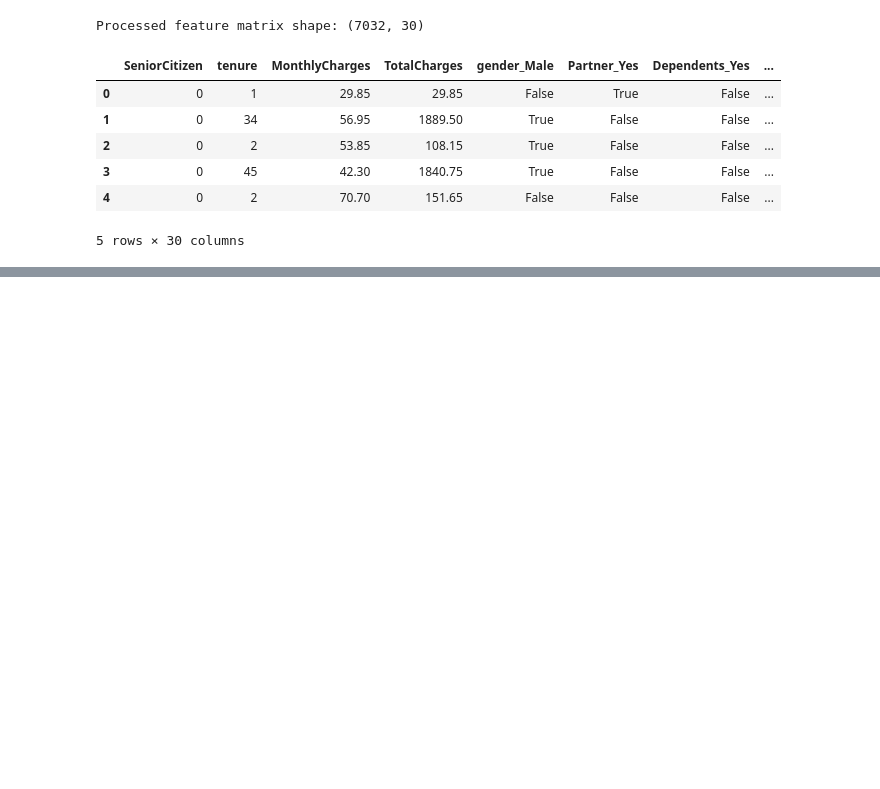
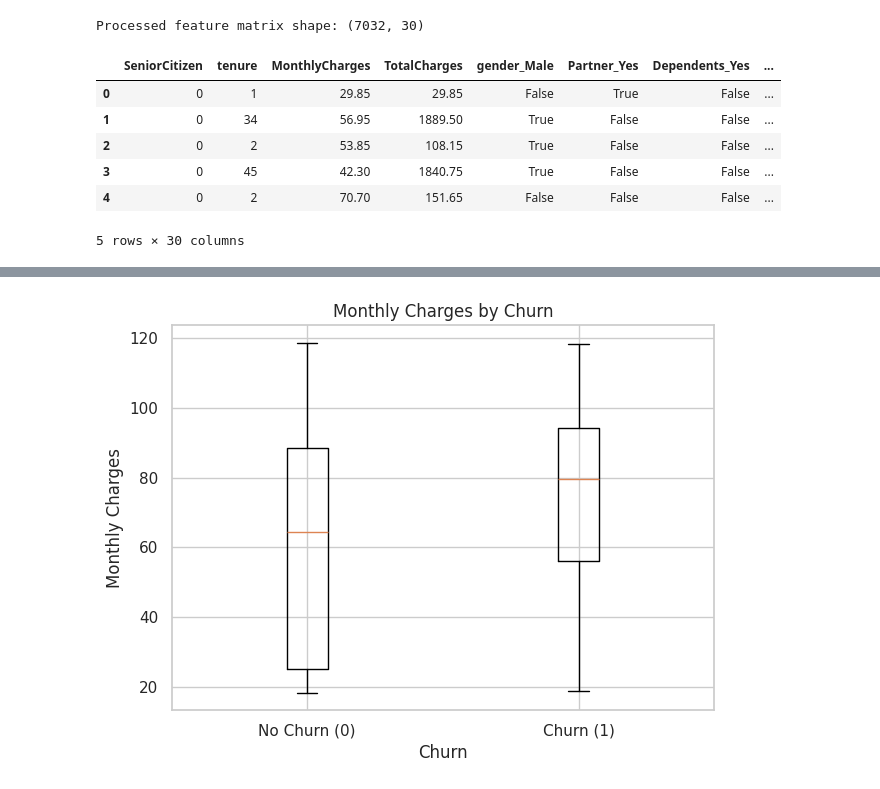
Before and after one commit to RONINNNN/Customer-Churn-Prediction-using-Machine-Learning, a Jupyter notebook: Predicting_Customer_Churn_in_the_Telecom_Industry_project_(1).ipynb, the cells around one changed output, grey strips where cells are left out. Saved outputs shown, nothing was run; the diff lists cells and outputs as text; code cells hidden in the pictures; blank space fills up the shorter version.

```diff
--- a/Predicting_Customer_Churn_in_the_Telecom_Industry_project_(1).ipynb
+++ b/Predicting_Customer_Churn_in_the_Telecom_Industry_project_(1).ipynb
@@ -198,0 +247,13 @@ Processed feature matrix shape: (7032, 30)
+# %%
+monthly_groups = [
+    df.loc[df["Churn"] == 0, "MonthlyCharges"],
+    df.loc[df["Churn"] == 1, "MonthlyCharges"]
+]
+plt.figure(figsize=(7, 5))
+plt.boxplot(monthly_groups, labels=["No Churn (0)", "Churn (1)"])
+plt.title("Monthly Charges by Churn")
+plt.xlabel("Churn")
+plt.ylabel("Monthly Charges")
+plt.show()
+# %% [output]
+[figure, added]
```
Also changed, not shown: parts of 13 cells of this notebook.
